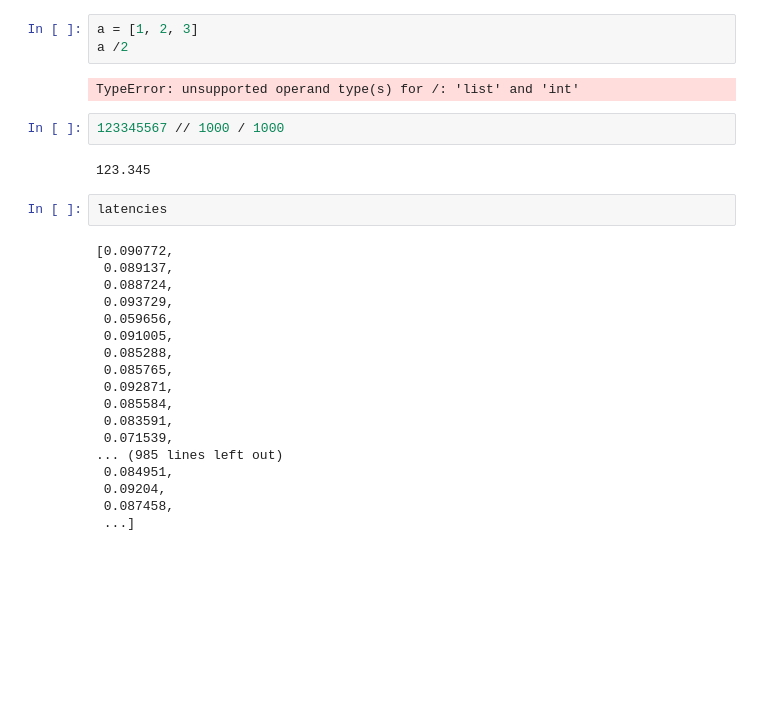
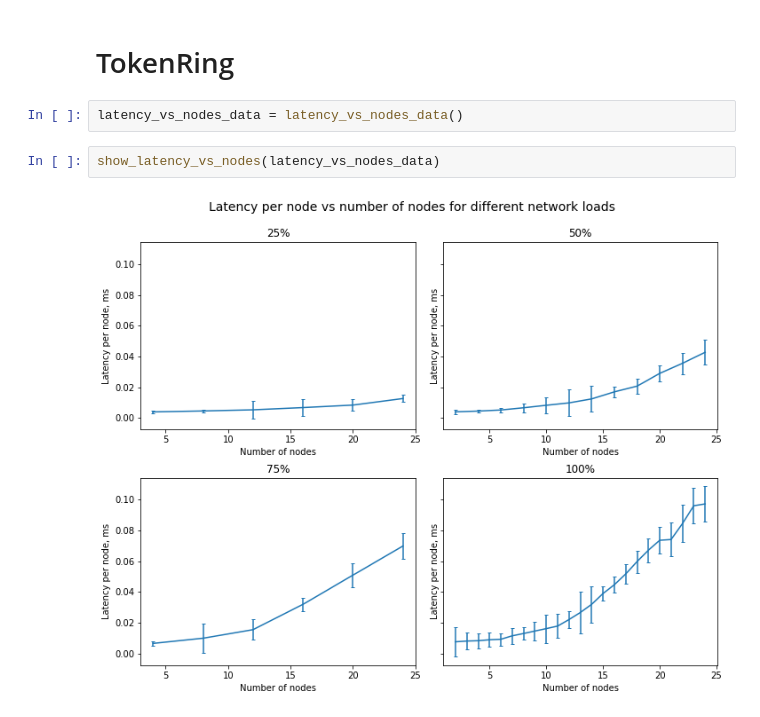
Before and after one commit to mrmegapolys/TokenRing, a Jupyter notebook: TokenRing.ipynb, the cells around one changed output. Drawn from its saved outputs; the diff is of its cells as text; blank space fills up the shorter version.

```diff
--- a/TokenRing.ipynb
+++ b/TokenRing.ipynb
@@ -88,29 +1,8 @@ TypeError: 'float' object is not iterable
-# %%
-a = [1, 2, 3]
-a /2
-# %% [output]
-TypeError: unsupported operand type(s) for /: 'list' and 'int'
-# %%
-123345567 // 1000 / 1000
-# %% [output]
-123.345
-# %%
-latencies
-# %% [output]
-[0.090772,
- 0.089137,
- 0.088724,
- 0.093729,
- 0.059656,
- 0.091005,
- 0.085288,
- 0.085765,
- 0.092871,
- 0.085584,
- 0.083591,
- 0.071539,
-... (985 lines left out)
- 0.084951,
- 0.09204,
- 0.087458,
- ...]
+# %% [markdown]
+# TokenRing
+# %%
+latency_vs_nodes_data = latency_vs_nodes_data()
+# %%
+show_latency_vs_nodes(latency_vs_nodes_data)
+# %% [output]
+[figure, added]
```
Also changed, not shown: parts of 33 cells of this notebook, 1 other file.
